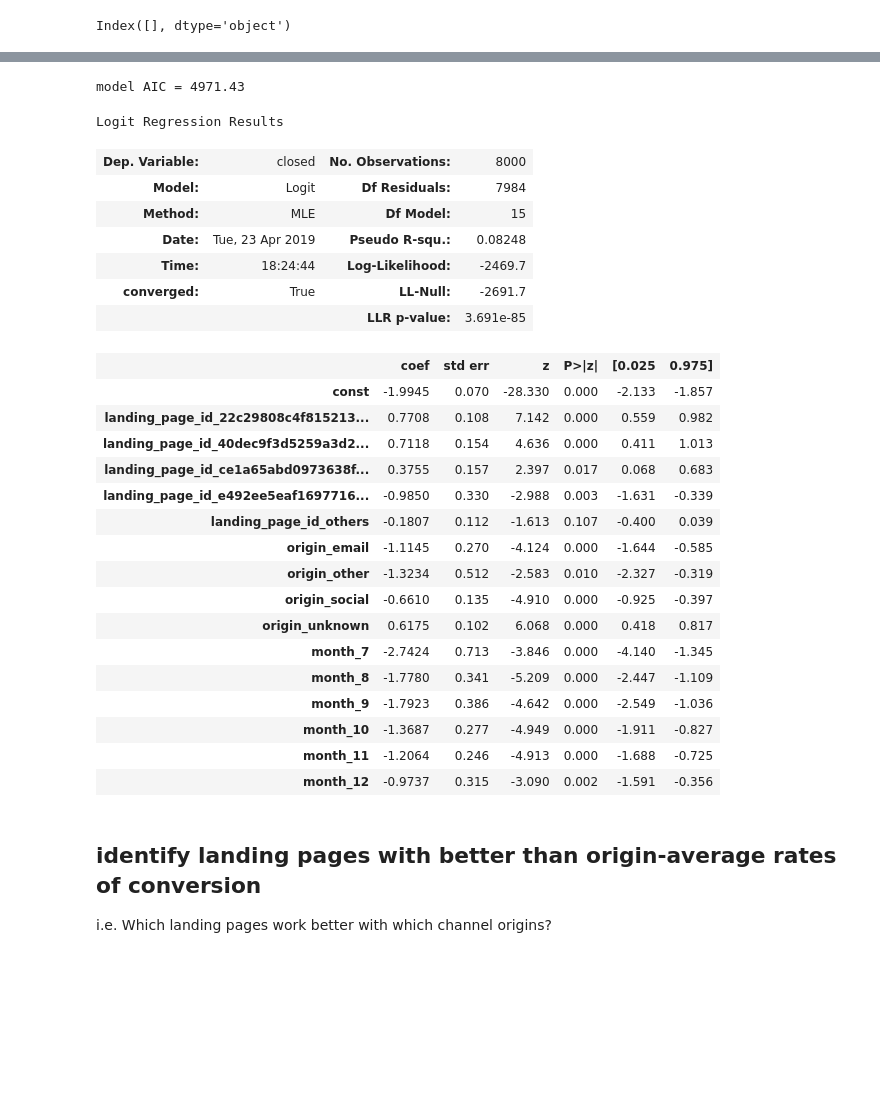
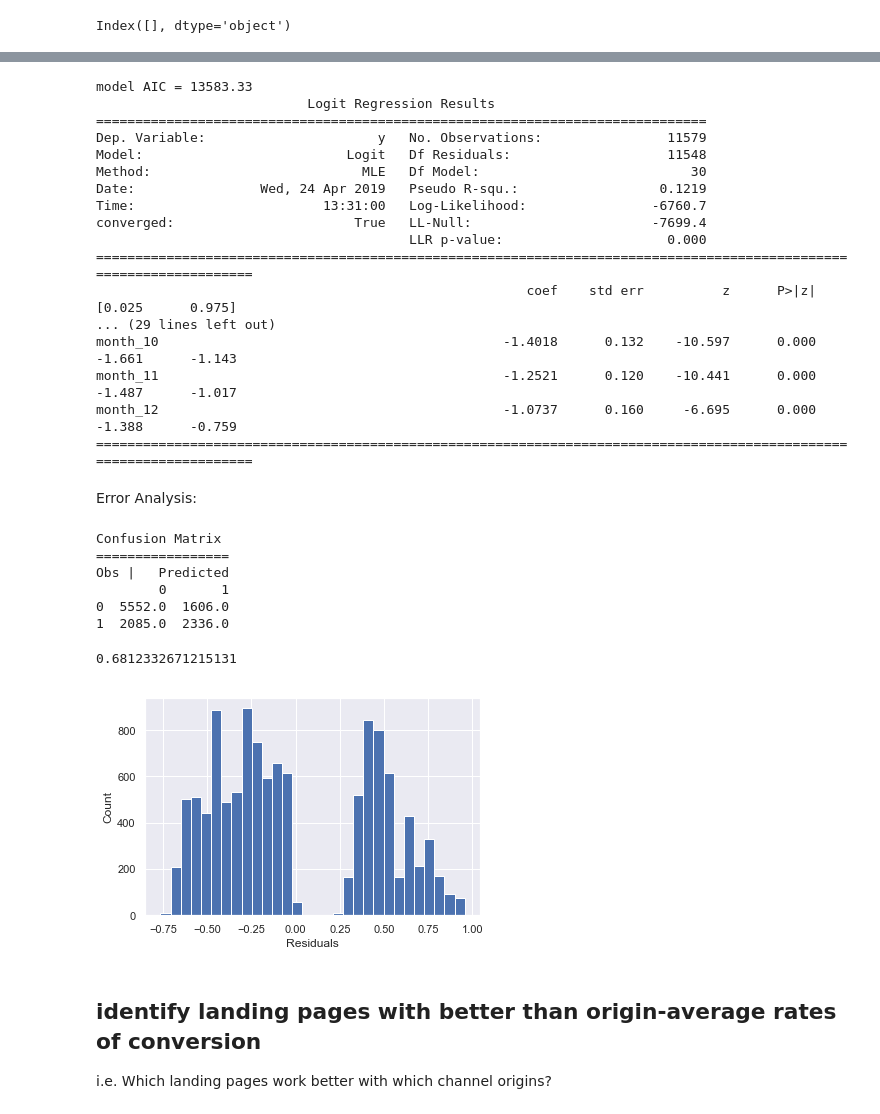
Before and after one commit to leeyenter/bt4211-project, a Jupyter notebook: Merchant Lead Conversion - HJ.ipynb, the cells around one changed output, grey strips where cells are left out. Saved outputs shown, nothing was run; the diff lists cells and outputs as text; code cells hidden in the pictures; blank space fills up the shorter version.

```diff
--- a/Merchant Lead Conversion - HJ.ipynb
+++ b/Merchant Lead Conversion - HJ.ipynb
@@ -190,37 +200,55 @@ Refit model with significant features only
 # %%
-X_trim = X.loc[:, (results.pvalues < 0.1)]
-model_trim = sm.Logit(y, sm.add_constant(X_trim, prepend=True))
-results_trim = model_trim.fit(disp=0)
+# recursively trim model for insignificant features
+while (results.pvalues > 0.05).sum() > 0:
+    X = X.loc[:, (results.pvalues < 0.06)] # some buffer
+    model_trim = sm.Logit(y, sm.add_constant(X, prepend=True))
+    results = model_trim.fit(disp=0, maxiter=200)
 # %%
-print("model AIC = %.2f" % results_trim.aic)
-results_trim.summary()
+print("model AIC = %.2f" % results.aic)
+print(results.summary())
 # %% [output]
-model AIC = 4971.43
+model AIC = 13583.33
+                           Logit Regression Results
+==============================================================================
+Dep. Variable:                      y   No. Observations:                11579
+Model:                          Logit   Df Residuals:                    11548
+Method:                           MLE   Df Model:                           30
+Date:                Wed, 24 Apr 2019   Pseudo R-squ.:                  0.1219
+Time:                        13:31:00   Log-Likelihood:                -6760.7
+converged:                       True   LL-Null:                       -7699.4
+                                        LLR p-value:                     0.000
+====================================================================================================================
+                                                       coef    std err          z      P>|z|      [0.025      0.975]
+... (29 lines left out)
+month_10                                            -1.4018      0.132    -10.597      0.000      -1.661      -1.143
+month_11                                            -1.2521      0.120    -10.441      0.000      -1.487      -1.017
+month_12                                            -1.0737      0.160     -6.695      0.000      -1.388      -0.759
+====================================================================================================================
-Logit Regression Results
-| Dep. Variable: | closed | No. Observations: | 8000 |
-| Model: | Logit | Df Residuals: | 7984 |
-| Method: | MLE | Df Model: | 15 |
-| Date: | Tue, 23 Apr 2019 | Pseudo R-squ.: | 0.08248 |
-| Time: | 18:24:44 | Log-Likelihood: | -2469.7 |
-| converged: | True | LL-Null: | -2691.7 |
-|  |  | LLR p-value: | 3.691e-85 |
-|  | coef | std err | z | P>|z| | [0.025 | 0.975] |
-| const | -1.9945 | 0.070 | -28.330 | 0.000 | -2.133 | -1.857 |
-| landing_page_id_22c29808c4f815213... | 0.7708 | 0.108 | 7.142 | 0.000 | 0.559 | 0.982 |
-| landing_page_id_40dec9f3d5259a3d2... | 0.7118 | 0.154 | 4.636 | 0.000 | 0.411 | 1.013 |
-| landing_page_id_ce1a65abd0973638f... | 0.3755 | 0.157 | 2.397 | 0.017 | 0.068 | 0.683 |
-| landing_page_id_e492ee5eaf1697716... | -0.9850 | 0.330 | -2.988 | 0.003 | -1.631 | -0.339 |
-| landing_page_id_others | -0.1807 | 0.112 | -1.613 | 0.107 | -0.400 | 0.039 |
-| origin_email | -1.1145 | 0.270 | -4.124 | 0.000 | -1.644 | -0.585 |
-| origin_other | -1.3234 | 0.512 | -2.583 | 0.010 | -2.327 | -0.319 |
-| origin_social | -0.6610 | 0.135 | -4.910 | 0.000 | -0.925 | -0.397 |
-| origin_unknown | 0.6175 | 0.102 | 6.068 | 0.000 | 0.418 | 0.817 |
-| month_7 | -2.7424 | 0.713 | -3.846 | 0.000 | -4.140 | -1.345 |
-| month_8 | -1.7780 | 0.341 | -5.209 | 0.000 | -2.447 | -1.109 |
-| month_9 | -1.7923 | 0.386 | -4.642 | 0.000 | -2.549 | -1.036 |
-| month_10 | -1.3687 | 0.277 | -4.949 | 0.000 | -1.911 | -0.827 |
-| month_11 | -1.2064 | 0.246 | -4.913 | 0.000 | -1.688 | -0.725 |
-| month_12 | -0.9737 | 0.315 | -3.090 | 0.002 | -1.591 | -0.356 |
+# %% [markdown]
+Error Analysis:
+# %%
+# confusion matrix
+print("Confusion Matrix")
+print("=================")
+print("Obs |   Predicted")
+print(pd.DataFrame(results.pred_table(threshold=0.5)).to_string())
+# %% [output]
+Confusion Matrix
+=================
+Obs |   Predicted
+        0       1
+0  5552.0  1606.0
+1  2085.0  2336.0
+# %%
+np.sum(np.diag(results.pred_table())) / X.shape[0] # accuracy
+# %% [output]
+0.6812332671215131
+# %%
+plt.hist(results.resid_response, bins=30);
+plt.xlabel('Residuals')
+plt.ylabel('Count');
+# %% [output]
+[figure, added]
 # %% [markdown]
 ## identify landing pages with better than origin-average rates of conversion
 
```
Also changed, not shown: parts of 30 cells of this notebook.
